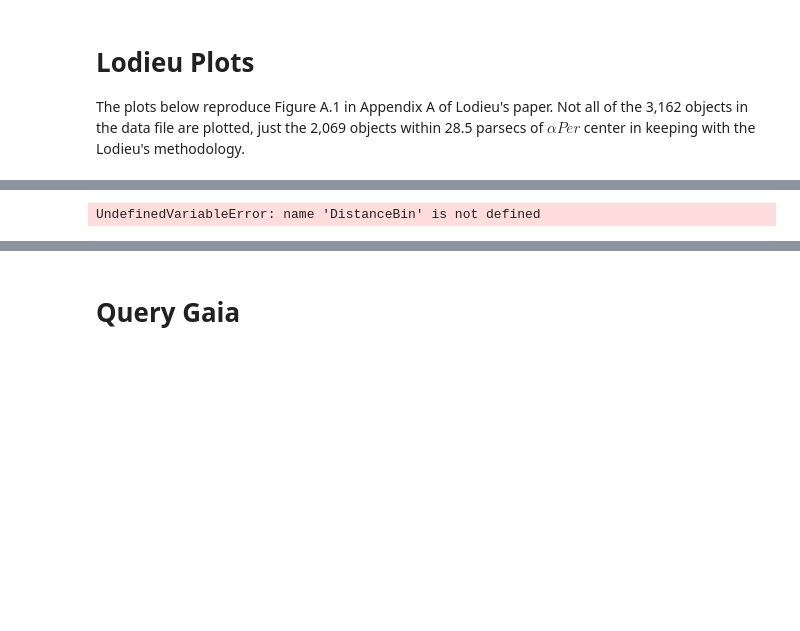
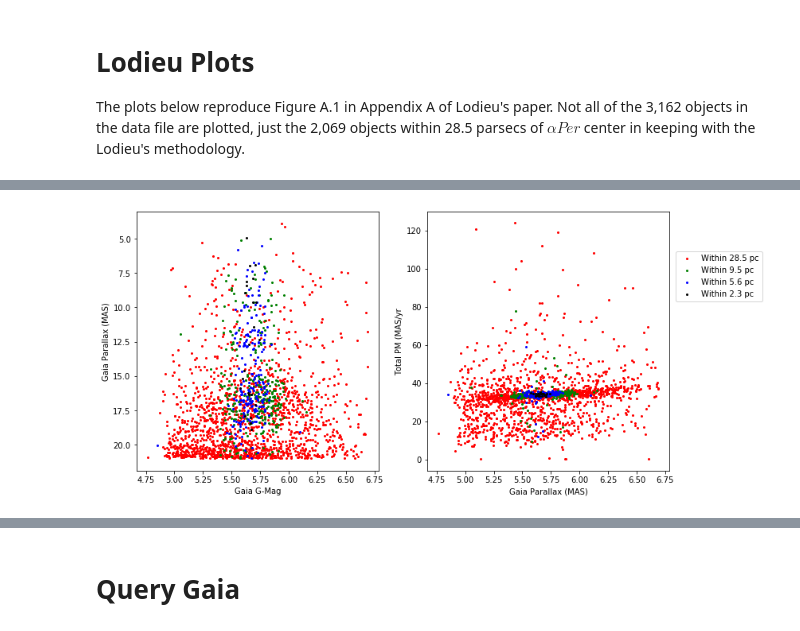
Before and after one commit to kevinmcmanus/cas-tau, a Jupyter notebook: cas-tau.ipynb, the cells around one changed output, grey strips where cells are left out. Saved outputs shown, nothing was run; the diff lists cells and outputs as text; code cells hidden in the pictures; blank space fills up the shorter version.

```diff
--- a/cas-tau.ipynb
+++ b/cas-tau.ipynb
@@ -142,26 +147,26 @@ UndefinedVariableError: name 'DistanceBin' is not defined
 # %%
 #@title Magnitude and PM v. Parallax
 
 fig, ax = plt.subplots(1, 2, figsize=(12, 6))
 
 for i in range(3,-1,-1):
-  pdf = alpha_per.objs.query('DistanceBin == @labs[@i]')
+  pdf = alpha_per_lodieu.objs.query('DistanceBin == @labs[@i]')
   ax[0].scatter(pdf.Plx, pdf.Gmag, color=bin_colors[i], label=labs[i], s=4)
 #ax[0].legend(loc='center right', bbox_to_anchor=(1.4, 0.75))
 ax[0].set_xlabel('Gaia G-Mag')
 ax[0].invert_yaxis()
 _=ax[0].set_ylabel('Gaia Parallax (MAS)')
 
 for i in range(3,-1,-1):
-  pdf = alpha_per.objs.query('DistanceBin == @labs[@i]')
+  pdf = alpha_per_lodieu.objs.query('DistanceBin == @labs[@i]')
   ax[1].scatter(pdf.Plx,
                 np.sqrt(pdf.pmRA**2 + pdf.pmDE**2),
                  color=bin_colors[i], label=labs[i], s=4)
 ax[1].legend(loc='center right', bbox_to_anchor=(1.4, 0.75))
 ax[1].set_ylabel('Total PM (MAS/yr')
 _=ax[1].set_xlabel('Gaia Parallax (MAS)')
 # %% [output]
-UndefinedVariableError: name 'DistanceBin' is not defined
+[figure, added]
 # %%
 #@title Distance from Center Histograms
 fig, ax = plt.subplots(1, 2, figsize=(16, 6))
```
Also changed, not shown: parts of 31 cells of this notebook, 1 other file.
